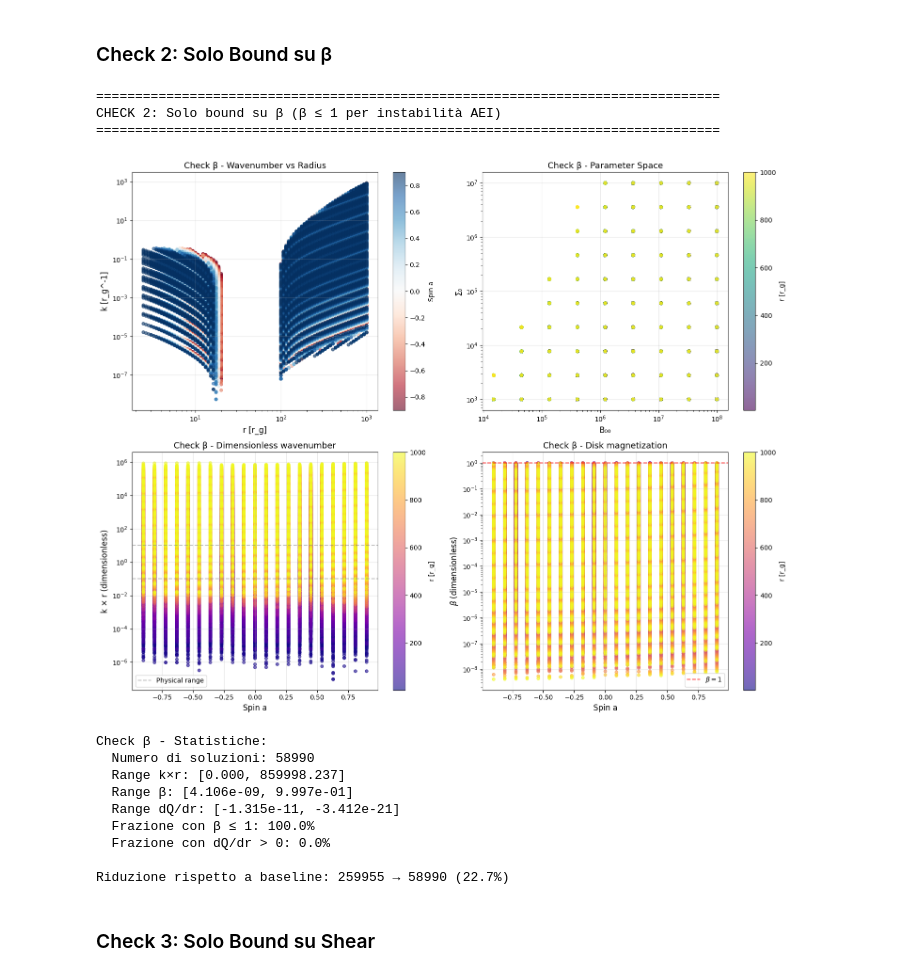
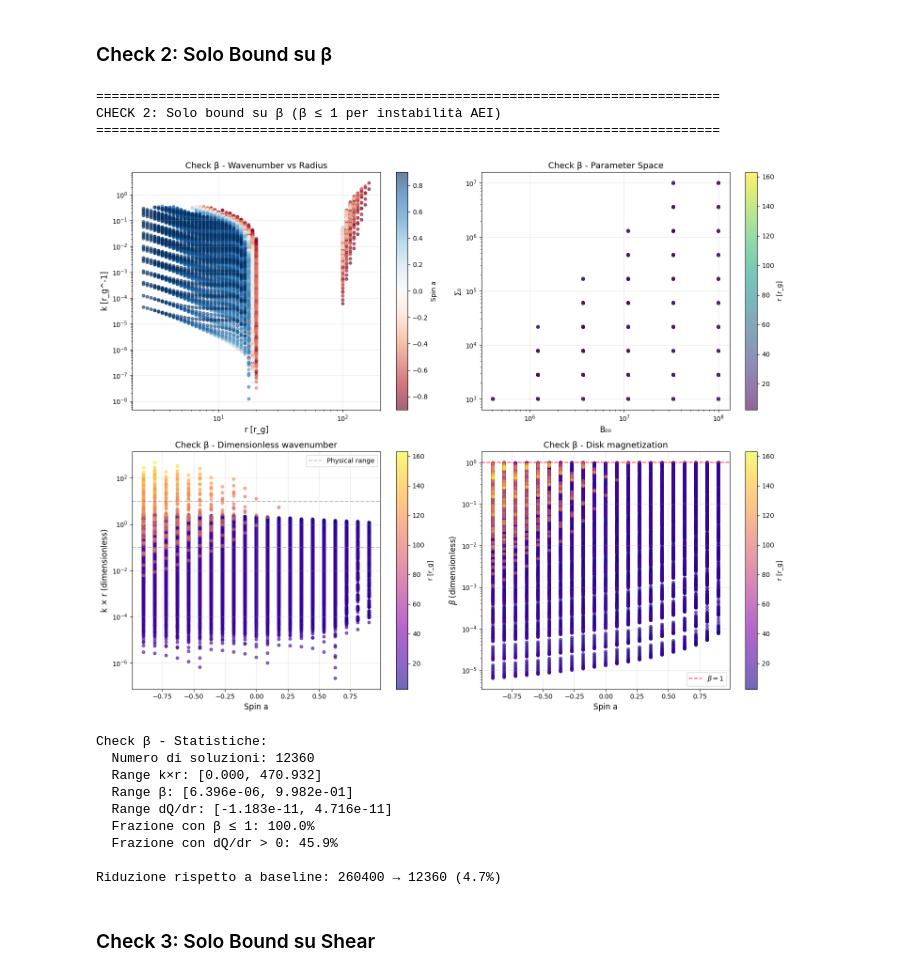
Before and after one commit to mauroghira/iuss_thesis, a Jupyter notebook: AEI.ipynb, the cells around one changed output. Saved outputs shown, nothing was run; the diff lists cells and outputs as text; code cells hidden in the pictures.

```diff
--- a/AEI.ipynb
+++ b/AEI.ipynb
@@ -37,6 +37,7 @@ from plts_funcs import *
 mm = 1
 alp = 0.5
 hor = 0.05
+ksign = True
 # %% [markdown]
 ### Profili Radiali
 # %%
@@ -376,7 +378,7 @@ def find_rossby_matches(param_dict, use_k_plus=True,
     k_sols = solve_k_rossby(r, a, B00, Sigma0, alpha_exp, m=m, hr=hr)
 
     # Choose which solution to use
-    k = k_sols['k_plus'] if use_k_plus else k_sols['k_minus']
+    k = k_sols['k_plus'] if use_k_plus else -k_sols['k_minus']
 
     # Build mask
     mask = k_sols['valid']
@@ -583,29 +587,29 @@ Riduzione rispetto a baseline: 259955 → 20941 (8.1%)
 # %%
 print("\n" + "=" * 80)
 print("CHECK 2: Solo bound su β (β ≤ 1 per instabilità AEI)")
 print("=" * 80)
 
-df_check_beta = find_rossby_matches(params, use_k_plus=True,
+df_check_beta = find_rossby_matches(params, use_k_plus=ksign,
                                    check_k=False, check_beta=True, check_shear=False)
 
 plot_standard_4panels(df_check_beta, "Check β - ")
 
 print(f"\nRiduzione rispetto a baseline: {len(df_baseline)} → {len(df_check_beta)} "
       f"({len(df_check_beta)/len(df_baseline)*100:.1f}%)")
 # %% [output]
 ================================================================================
 CHECK 2: Solo bound su β (β ≤ 1 per instabilità AEI)
 ================================================================================
-[figure, old version]
+[figure, new version]
 Check β - Statistiche:
-  Numero di soluzioni: 58990
-  Range k×r: [0.000, 859998.237]
-  Range β: [4.106e-09, 9.997e-01]
-  Range dQ/dr: [-1.315e-11, -3.412e-21]
+  Numero di soluzioni: 12360
+  Range k×r: [0.000, 470.932]
+  Range β: [6.396e-06, 9.982e-01]
+  Range dQ/dr: [-1.183e-11, 4.716e-11]
   Frazione con β ≤ 1: 100.0%
-  Frazione con dQ/dr > 0: 0.0%
+  Frazione con dQ/dr > 0: 45.9%
 
-Riduzione rispetto a baseline: 259955 → 58990 (22.7%)
+Riduzione rispetto a baseline: 260400 → 12360 (4.7%)
 # %% [markdown]
 ### Check 3: Solo Bound su Shear
 # %%
```
Also changed, not shown: parts of 12 cells of this notebook.
